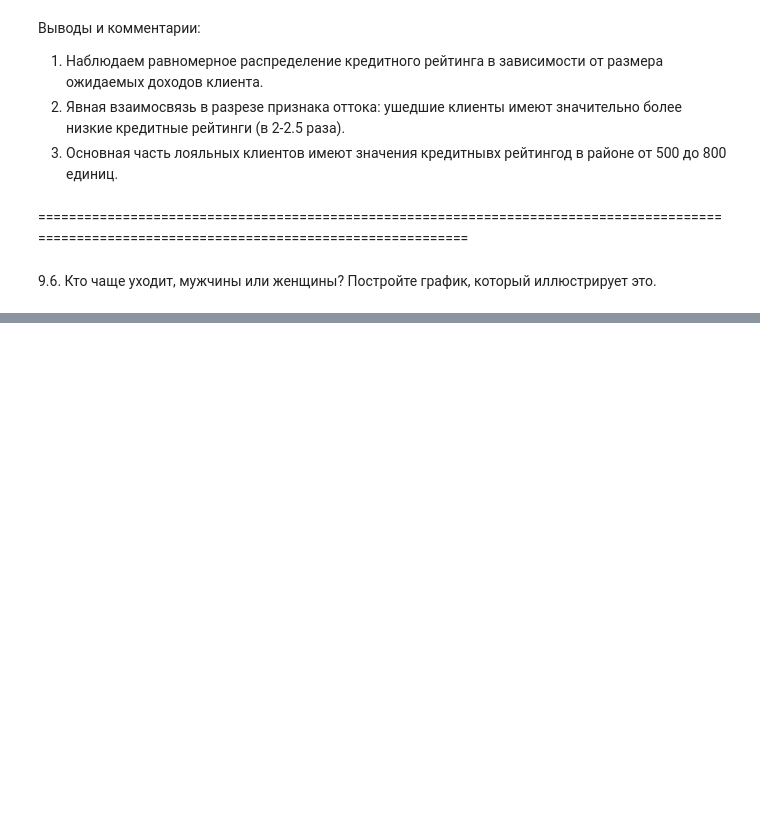
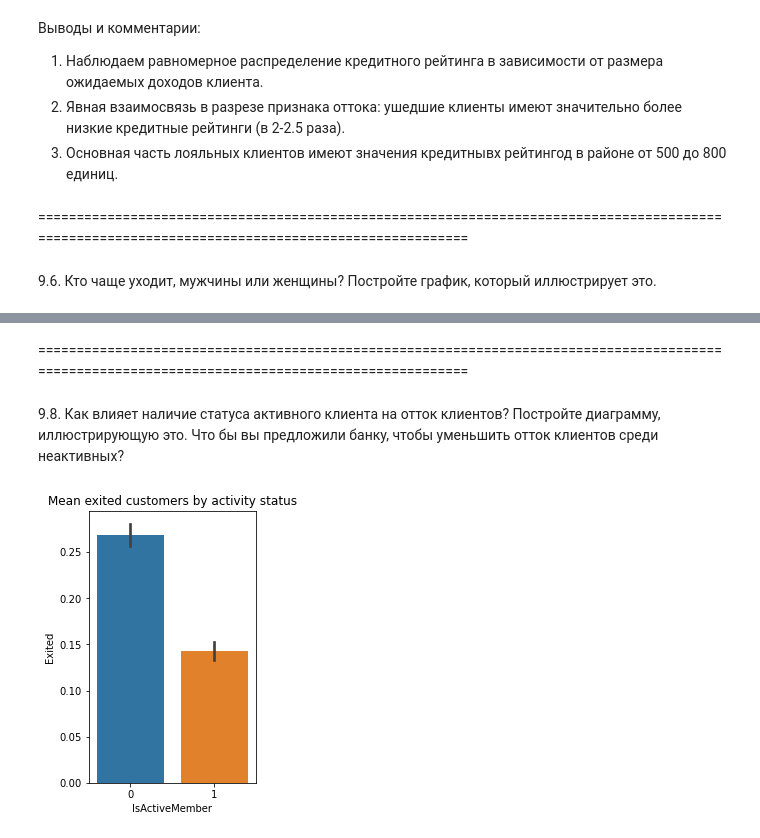
Before and after one commit to FreeRadical1320/sf_data_science, a Jupyter notebook: practice/PYTHON-13 Visualisation.ipynb, the cells around one changed output, grey strips where cells are left out. Saved outputs shown, nothing was run; the diff lists cells and outputs as text; code cells hidden in the pictures; blank space fills up the shorter version.

```diff
--- a/practice/PYTHON-13 Visualisation.ipynb
+++ b/practice/PYTHON-13 Visualisation.ipynb
@@ -262,0 +272,15 @@ barplot.set_title('Средний процент болеющего населе
+# %% [markdown]
+=================================================================================================================================================
+# %% [markdown]
+9.8. Как влияет наличие статуса активного клиента на отток клиентов? Постройте диаграмму, иллюстрирующую это. Что бы вы предложили банку, чтобы уменьшить отток клиентов среди неактивных?
+# %%
+fig = plt.figure(figsize=(3, 5))
+
+barplot = sns.barplot(
+    data=churn_data,
+    x='IsActiveMember',
+    y='Exited'
+)
+barplot.set_title('Mean exited customers by activity status');
+# %% [output]
+[figure, added]
```
Also changed, not shown: parts of 5 cells of this notebook.
